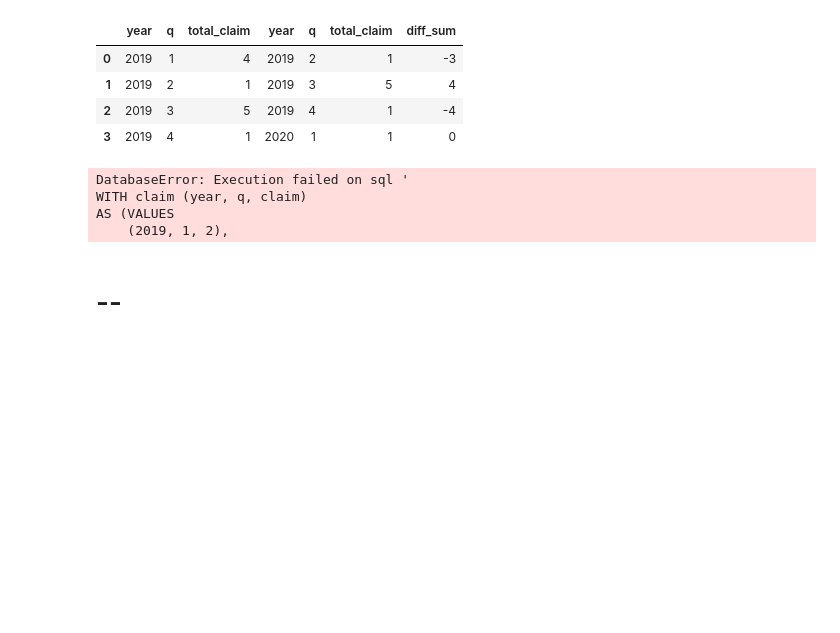
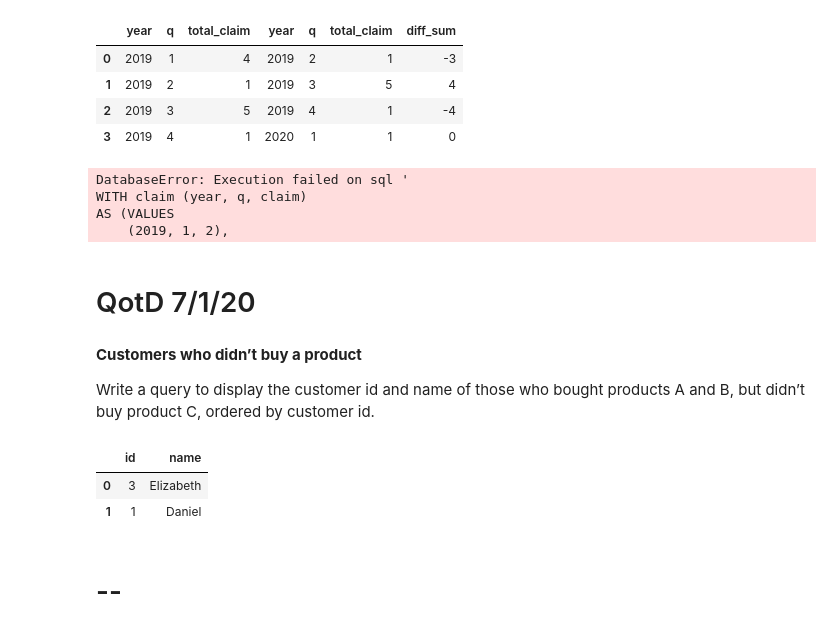
Before and after one commit to benslack19/my_DS_notes, a Jupyter notebook: SQL/SQLqueries_daily_problems_3.ipynb, the cells around one changed output. Drawn from its saved outputs; the diff is of its cells as text; code cells hidden in the pictures; blank space fills up the shorter version.

```diff
--- a/SQL/SQLqueries_daily_problems_3.ipynb
+++ b/SQL/SQLqueries_daily_problems_3.ipynb
@@ -2923,6 +2923,48 @@ DatabaseError: Execution failed on sql '
 WITH claim (year, q, claim)
 AS (VALUES
     (2019, 1, 2),
+# %% [markdown]
+# QotD 7/1/20
+# %% [markdown]
+**Customers who didn’t buy a product**
+
+Write a query to display the customer id and name of those who bought products A and B, but didn’t buy product C, ordered by customer id.
+# %%
+# my solution
+sql_query = """
+WITH customers (id, name)
+AS (VALUES
+(1, 'Daniel'),
+(2, 'Diana'),
+(3, 'Elizabeth'),
+(4, 'John')),
+
+orders (order_id, customer_id, product_name)
+AS (VALUES
+(1, 1, 'A'),
+(2, 1, 'B'),
+(3, 1, 'D'),
+(4, 1, 'C'),
+(5, 3, 'A'),
+(6, 3, 'A'),
+(7, 3, 'B'),
+(8, 3, 'D'),
+(9, 4, 'C'))
+
+SELECT DISTINCT c.id, c.name
+FROM customers c
+JOIN (SELECT *
+      FROM orders o
+      WHERE o.product_name <> 'C') t
+ON c.id=t.customer_id
+WHERE t.product_name = 'A'
+
+"""
+pd.read_sql_query(sql_query,con)
+# %% [output]
+|  | id | name |
+| 0 | 3 | Elizabeth |
+| 1 | 1 | Daniel |
 # %% [markdown]
 # --
 # %% [markdown]
```
Also changed, not shown: 7 other files.
